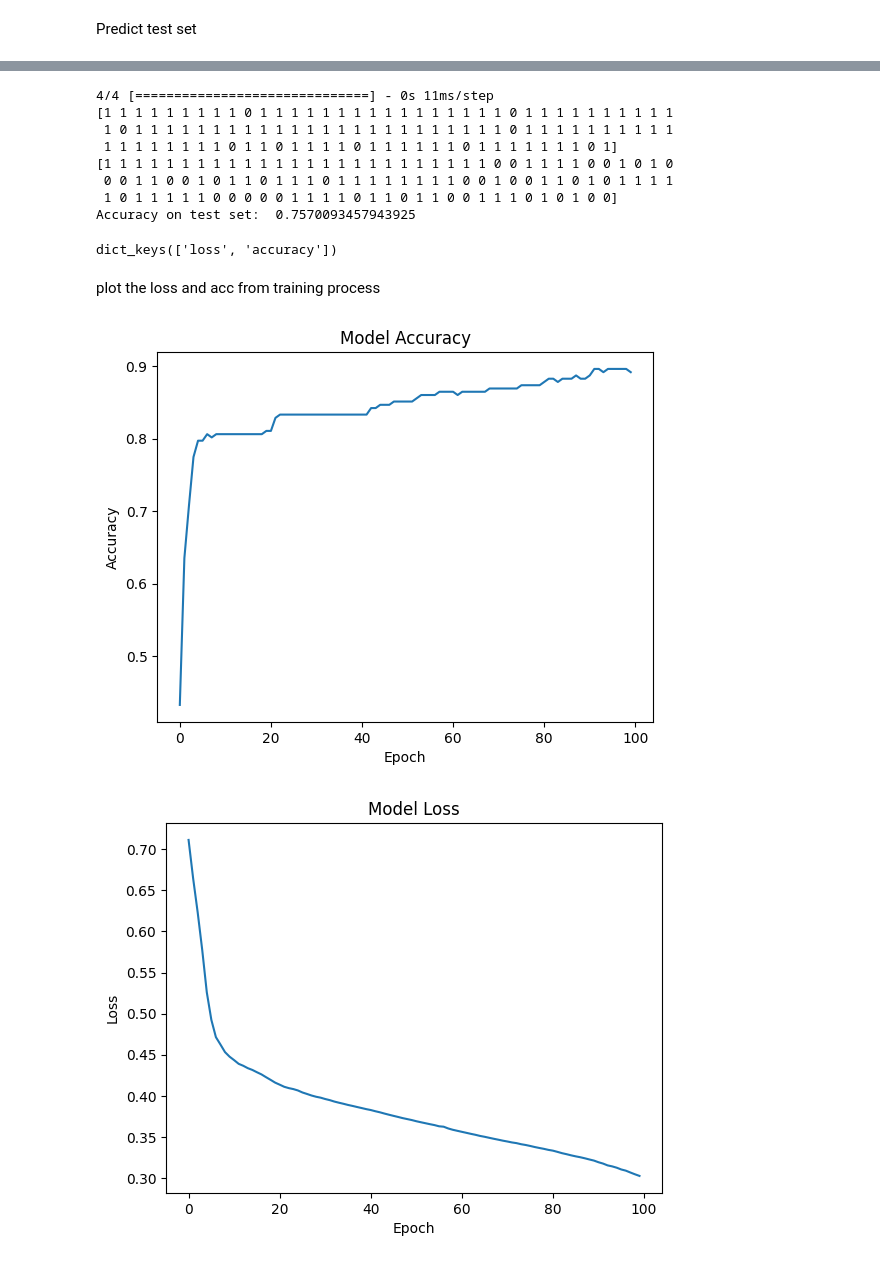
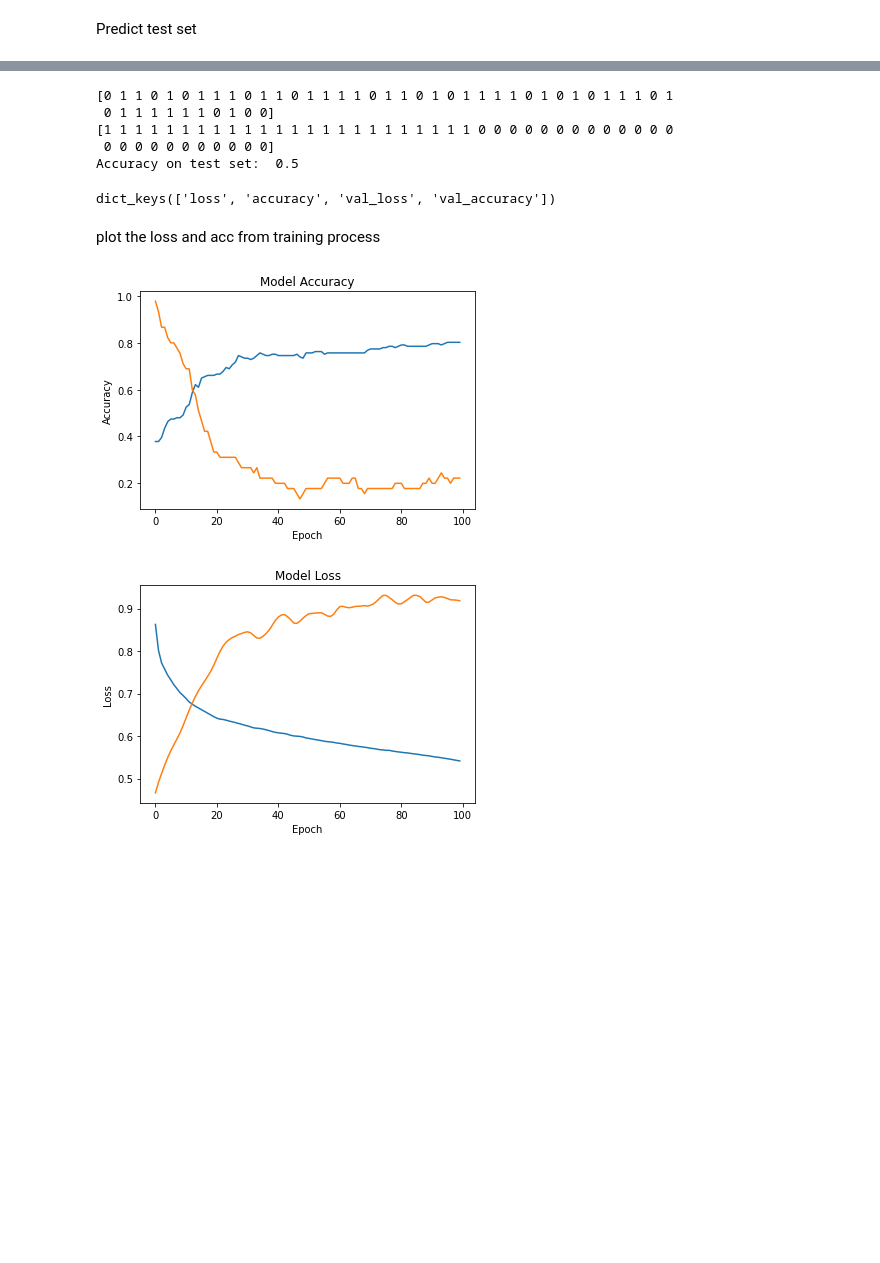
Before and after one commit to kaiismith/REAC, a Jupyter notebook: model.ipynb, the cells around one changed output, grey strips where cells are left out. Drawn from its saved outputs; the diff is of its cells as text; code cells hidden in the pictures; blank space fills up the shorter version.

Commit message:
Fixing data imbalance => 50% accuracy

```diff
--- a/model.ipynb
+++ b/model.ipynb
@@ -28,8 +28,8 @@ grouped = df.groupby(df.Label)
 df1 = grouped.get_group(1)
 df2 = grouped.get_group(0)
 
-df2_1 = df.iloc[:135,:]
-df2_2 = df.iloc[135:194,:]
+df2_1 = df2.iloc[:135,:]
+df2_2 = df2.iloc[135:194,:]
 
 df1_train = df1.iloc[:111,:]
 df2_train = df2_1.iloc[:111,:]
@@ -108,7 +108,7 @@ def init_model():
 
     model.add(LSTM(12))
 
-    adam = tf.keras.optimizers.legacy.Adam(lr=0.0005, beta_1=0.9, beta_2=0.999, epsilon=None, decay=0.0)
+    adam = tf.keras.optimizers.Adam(lr=0.0005, beta_1=0.9, beta_2=0.999, epsilon=None, decay=0.0)
 
     model.add(Flatten())
     model.add(Dense(2, activation = 'softmax')) # We have only 2 classes: Non-cheat & Cheat
@@ -186,6 +186,6 @@ Train the model
 # %%
 model = init_model()
 callbacks = [EarlyStopping(monitor='loss', patience=3), History()]
-history = model.fit(x_train, y_train, epochs=100, batch_size=128, callbacks=callbacks)
+history = model.fit(x_train, y_train,validation_split= 0.2,epochs=100, batch_size=128, callbacks=callbacks)
 # %% [output]
 Epoch 1/100
@@ -292,18 +291,15 @@ for idx, label in enumerate(label_predictions):
 
 print("Accuracy on test set: ", true_count/(len(label_test)))
 # %% [output]
-4/4 [==============================] - 0s 11ms/step
-[1 1 1 1 1 1 1 1 1 0 1 1 1 1 1 1 1 1 1 1 1 1 1 1 1 1 0 1 1 1 1 1 1 1 1 1 1
- 1 0 1 1 1 1 1 1 1 1 1 1 1 1 1 1 1 1 1 1 1 1 1 1 1 1 0 1 1 1 1 1 1 1 1 1 1
- 1 1 1 1 1 1 1 1 0 1 1 0 1 1 1 1 0 1 1 1 1 1 1 0 1 1 1 1 1 1 1 0 1]
-[1 1 1 1 1 1 1 1 1 1 1 1 1 1 1 1 1 1 1 1 1 1 1 1 1 0 0 1 1 1 1 0 0 1 0 1 0
- 0 0 1 1 0 0 1 0 1 1 0 1 1 1 0 1 1 1 1 1 1 1 1 0 0 1 0 0 1 1 0 1 0 1 1 1 1
- 1 0 1 1 1 1 1 0 0 0 0 0 1 1 1 1 0 1 1 0 1 1 0 0 1 1 1 0 1 0 1 0 0]
-Accuracy on test set:  0.7570093457943925
+[0 1 1 0 1 0 1 1 1 0 1 1 0 1 1 1 1 0 1 1 0 1 0 1 1 1 1 0 1 0 1 0 1 1 1 0 1
+ 0 1 1 1 1 1 1 0 1 0 0]
+[1 1 1 1 1 1 1 1 1 1 1 1 1 1 1 1 1 1 1 1 1 1 1 1 0 0 0 0 0 0 0 0 0 0 0 0 0
+ 0 0 0 0 0 0 0 0 0 0 0]
+Accuracy on test set:  0.5
 # %%
 print(history.history.keys())
 # %% [output]
-dict_keys(['loss', 'accuracy'])
+dict_keys(['loss', 'accuracy', 'val_loss', 'val_accuracy'])
 # %%
 import os
 os.environ['KMP_DUPLICATE_LIB_OK'] = 'TRUE'
@@ -312,20 +308,22 @@ plot the loss and acc from training process
 # %%
 from matplotlib import pyplot as plt
 # Plot accuracy
 plt.plot(history.history['accuracy'])
+plt.plot(history.history['val_accuracy'])
 plt.title('Model Accuracy')
 plt.xlabel('Epoch')
 plt.ylabel('Accuracy')
 plt.show()
 
 # Plot loss
 plt.plot(history.history['loss'])
+plt.plot(history.history['val_loss'])
 plt.title('Model Loss')
 plt.xlabel('Epoch')
 plt.ylabel('Loss')
 plt.show()
 # %% [output]
-[figure, old version]
+[figure, new version]
-[figure, old version]
+[figure, new version]
 # %%
 model.save('GP045.keras')
```
Also changed, not shown: parts of 4 cells of this notebook, 1 other file.
